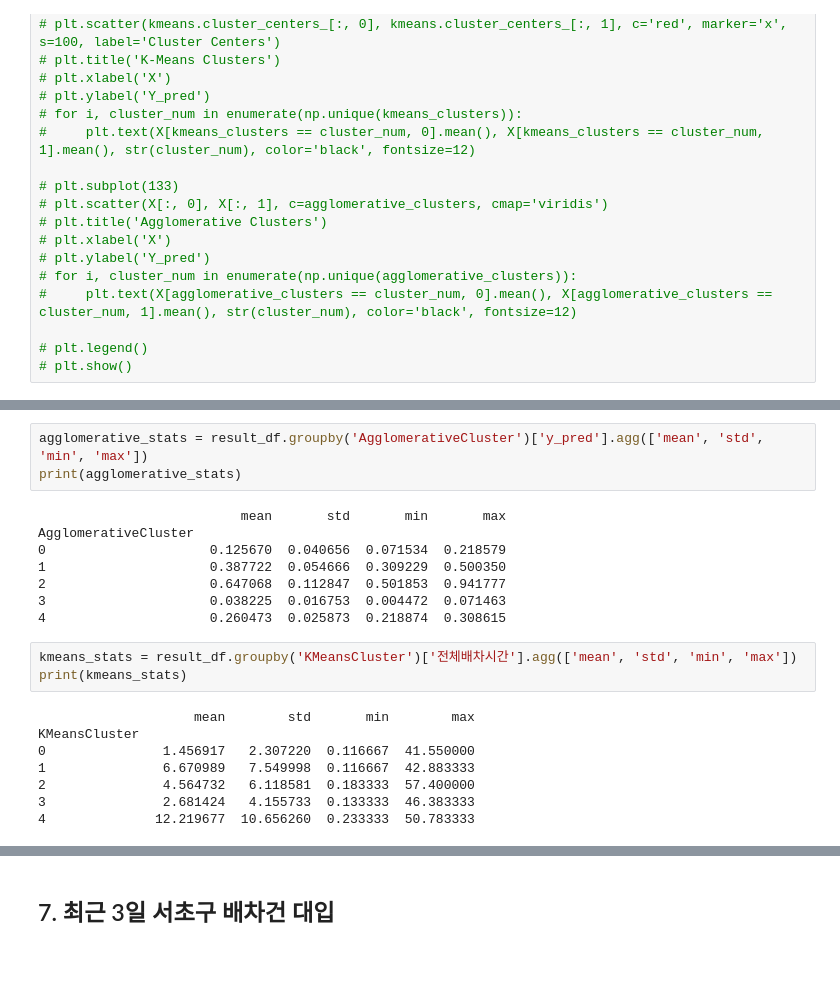
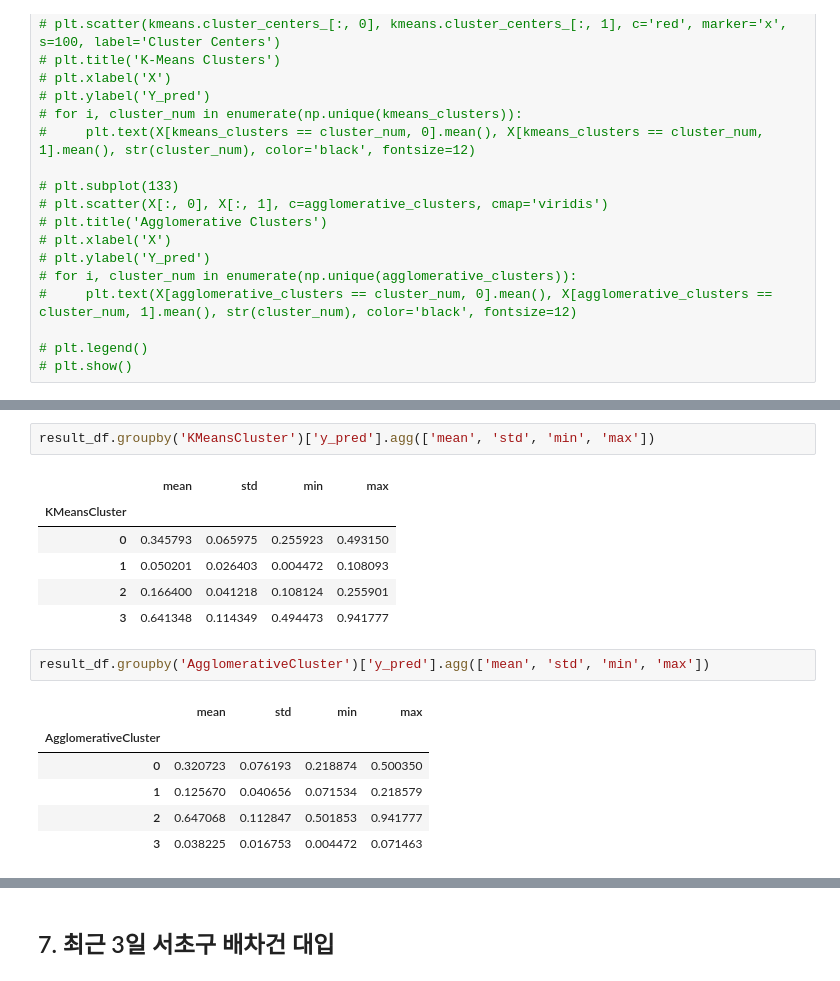
Before and after one commit to yoooooooonji/ML-model-LT_OV30, a Jupyter notebook: glm.ipynb, the cells around one changed output, grey strips where cells are left out. Cells and saved outputs as stored; diff of their text form.

```diff
--- a/glm.ipynb
+++ b/glm.ipynb
@@ -879,22 +893,18 @@ AgglomerativeCluster
+# %%
+result_df.groupby('KMeansCluster')['y_pred'].agg(['mean', 'std', 'min', 'max'])
+# %% [output]
+|  | mean | std | min | max |
+| KMeansCluster |  |  |  |  |
+| 0 | 0.345793 | 0.065975 | 0.255923 | 0.493150 |
+| 1 | 0.050201 | 0.026403 | 0.004472 | 0.108093 |
+| 2 | 0.166400 | 0.041218 | 0.108124 | 0.255901 |
+| 3 | 0.641348 | 0.114349 | 0.494473 | 0.941777 |
 # %%
-agglomerative_stats = result_df.groupby('AgglomerativeCluster')['y_pred'].agg(['mean', 'std', 'min', 'max'])
-print(agglomerative_stats)
+result_df.groupby('AgglomerativeCluster')['y_pred'].agg(['mean', 'std', 'min', 'max'])
 # %% [output]
-                          mean       std       min       max
-AgglomerativeCluster
-0                     0.125670  0.040656  0.071534  0.218579
-1                     0.387722  0.054666  0.309229  0.500350
-2                     0.647068  0.112847  0.501853  0.941777
-3                     0.038225  0.016753  0.004472  0.071463
-4                     0.260473  0.025873  0.218874  0.308615
+|  | mean | std | min | max |
+| AgglomerativeCluster |  |  |  |  |
+| 0 | 0.320723 | 0.076193 | 0.218874 | 0.500350 |
+| 1 | 0.125670 | 0.040656 | 0.071534 | 0.218579 |
+| 2 | 0.647068 | 0.112847 | 0.501853 | 0.941777 |
+| 3 | 0.038225 | 0.016753 | 0.004472 | 0.071463 |
-# %%
-kmeans_stats = result_df.groupby('KMeansCluster')['전체배차시간'].agg(['mean', 'std', 'min', 'max'])
-print(kmeans_stats)
-# %% [output]
-                    mean        std       min        max
-KMeansCluster
-0               1.456917   2.307220  0.116667  41.550000
-1               6.670989   7.549998  0.116667  42.883333
-2               4.564732   6.118581  0.183333  57.400000
-3               2.681424   4.155733  0.133333  46.383333
-4              12.219677  10.656260  0.233333  50.783333
```
Also changed, not shown: parts of 23 cells of this notebook, 9 other files.
